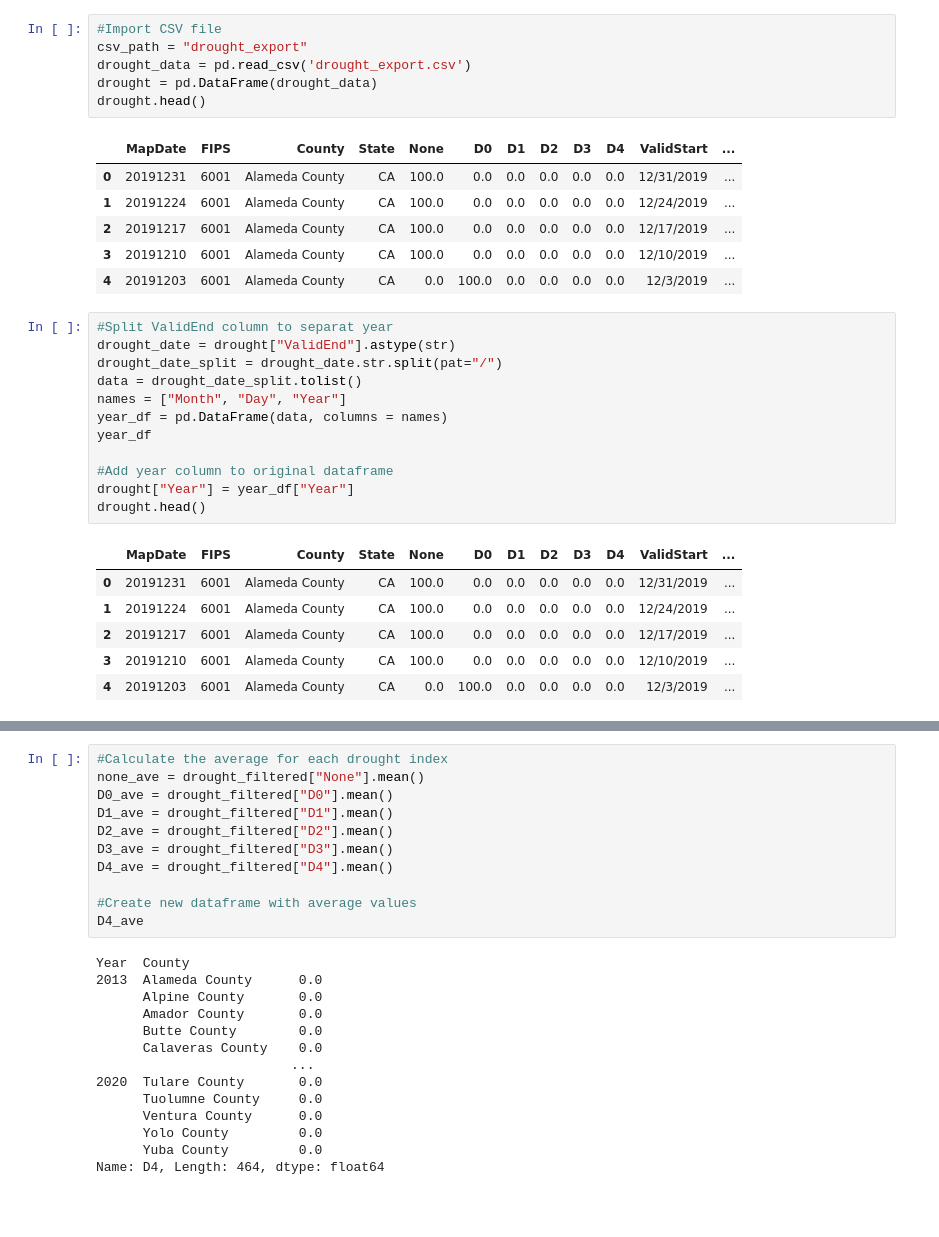
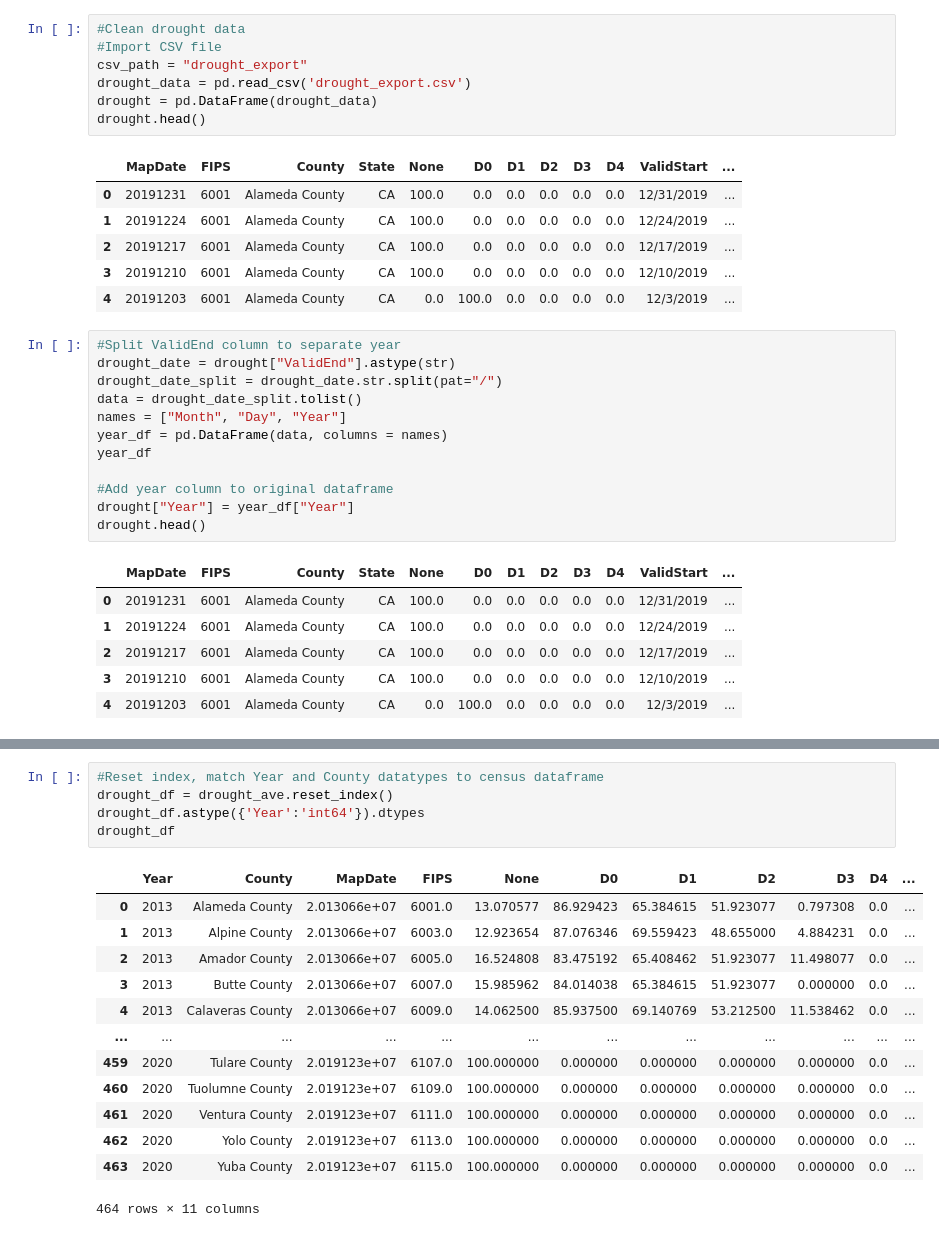
Before and after one commit to KeSavanh/Project_1, a Jupyter notebook: drought.ipynb, the cells around one changed output, grey strips where cells are left out. Saved outputs shown, nothing was run; the diff lists cells and outputs as text; blank space fills up the shorter version.

```diff
--- a/drought.ipynb
+++ b/drought.ipynb
@@ -4,4 +289,5 @@ import pandas as pd
 # %%
+#Clean drought data
 #Import CSV file
 csv_path = "drought_export"
 drought_data = pd.read_csv('drought_export.csv')
@@ -15,7 +301,7 @@ drought.head()
 | 3 | 20191210 | 6001 | Alameda County | CA | 100.0 | 0.0 | 0.0 | 0.0 | 0.0 | 0.0 | 12/10/2019 | ... |
 | 4 | 20191203 | 6001 | Alameda County | CA | 0.0 | 100.0 | 0.0 | 0.0 | 0.0 | 0.0 | 12/3/2019 | ... |
 # %%
-#Split ValidEnd column to separat year
+#Split ValidEnd column to separate year
 drought_date = drought["ValidEnd"].astype(str)
 drought_date_split = drought_date.str.split(pat="/")
 data = drought_date_split.tolist()
@@ -47,28 +333,22 @@ drought_ave.head()
 |  | Amador County | 2.013066e+07 | 6005.0 | 16.524808 | 83.475192 | 65.408462 | 51.923077 | 11.498077 | 0.0 | 1.0 |
 |  | Butte County | 2.013066e+07 | 6007.0 | 15.985962 | 84.014038 | 65.384615 | 51.923077 | 0.000000 | 0.0 | 1.0 |
 |  | Calaveras County | 2.013066e+07 | 6009.0 | 14.062500 | 85.937500 | 69.140769 | 53.212500 | 11.538462 | 0.0 | 1.0 |
-# %%
-#Calculate the average for each drought index
-none_ave = drought_filtered["None"].mean()
-D0_ave = drought_filtered["D0"].mean()
-D1_ave = drought_filtered["D1"].mean()
-D2_ave = drought_filtered["D2"].mean()
-D3_ave = drought_filtered["D3"].mean()
-D4_ave = drought_filtered["D4"].mean()
-
-#Create new dataframe with average values
-D4_ave
-# %% [output]
-Year  County
-2013  Alameda County      0.0
-      Alpine County       0.0
-      Amador County       0.0
-      Butte County        0.0
-      Calaveras County    0.0
-                         ...
-2020  Tulare County       0.0
-      Tuolumne County     0.0
-      Ventura County      0.0
-      Yolo County         0.0
-      Yuba County         0.0
-Name: D4, Length: 464, dtype: float64
+# %%
+#Reset index, match Year and County datatypes to census dataframe
+drought_df = drought_ave.reset_index()
+drought_df.astype({'Year':'int64'}).dtypes
+drought_df
+# %% [output]
+|  | Year | County | MapDate | FIPS | None | D0 | D1 | D2 | D3 | D4 | ... |
+| 0 | 2013 | Alameda County | 2.013066e+07 | 6001.0 | 13.070577 | 86.929423 | 65.384615 | 51.923077 | 0.797308 | 0.0 | ... |
+| 1 | 2013 | Alpine County | 2.013066e+07 | 6003.0 | 12.923654 | 87.076346 | 69.559423 | 48.655000 | 4.884231 | 0.0 | ... |
+| 2 | 2013 | Amador County | 2.013066e+07 | 6005.0 | 16.524808 | 83.475192 | 65.408462 | 51.923077 | 11.498077 | 0.0 | ... |
+| 3 | 2013 | Butte County | 2.013066e+07 | 6007.0 | 15.985962 | 84.014038 | 65.384615 | 51.923077 | 0.000000 | 0.0 | ... |
+| 4 | 2013 | Calaveras County | 2.013066e+07 | 6009.0 | 14.062500 | 85.937500 | 69.140769 | 53.212500 | 11.538462 | 0.0 | ... |
+| ... | ... | ... | ... | ... | ... | ... | ... | ... | ... | ... | ... |
+| 459 | 2020 | Tulare County | 2.019123e+07 | 6107.0 | 100.000000 | 0.000000 | 0.000000 | 0.000000 | 0.000000 | 0.0 | ... |
+| 460 | 2020 | Tuolumne County | 2.019123e+07 | 6109.0 | 100.000000 | 0.000000 | 0.000000 | 0.000000 | 0.000000 | 0.0 | ... |
+| 461 | 2020 | Ventura County | 2.019123e+07 | 6111.0 | 100.000000 | 0.000000 | 0.000000 | 0.000000 | 0.000000 | 0.0 | ... |
+| 462 | 2020 | Yolo County | 2.019123e+07 | 6113.0 | 100.000000 | 0.000000 | 0.000000 | 0.000000 | 0.000000 | 0.0 | ... |
+| 463 | 2020 | Yuba County | 2.019123e+07 | 6115.0 | 100.000000 | 0.000000 | 0.000000 | 0.000000 | 0.000000 | 0.0 | ... |
+464 rows × 11 columns
```
Also changed, not shown: parts of 11 cells of this notebook, 2 other files.
